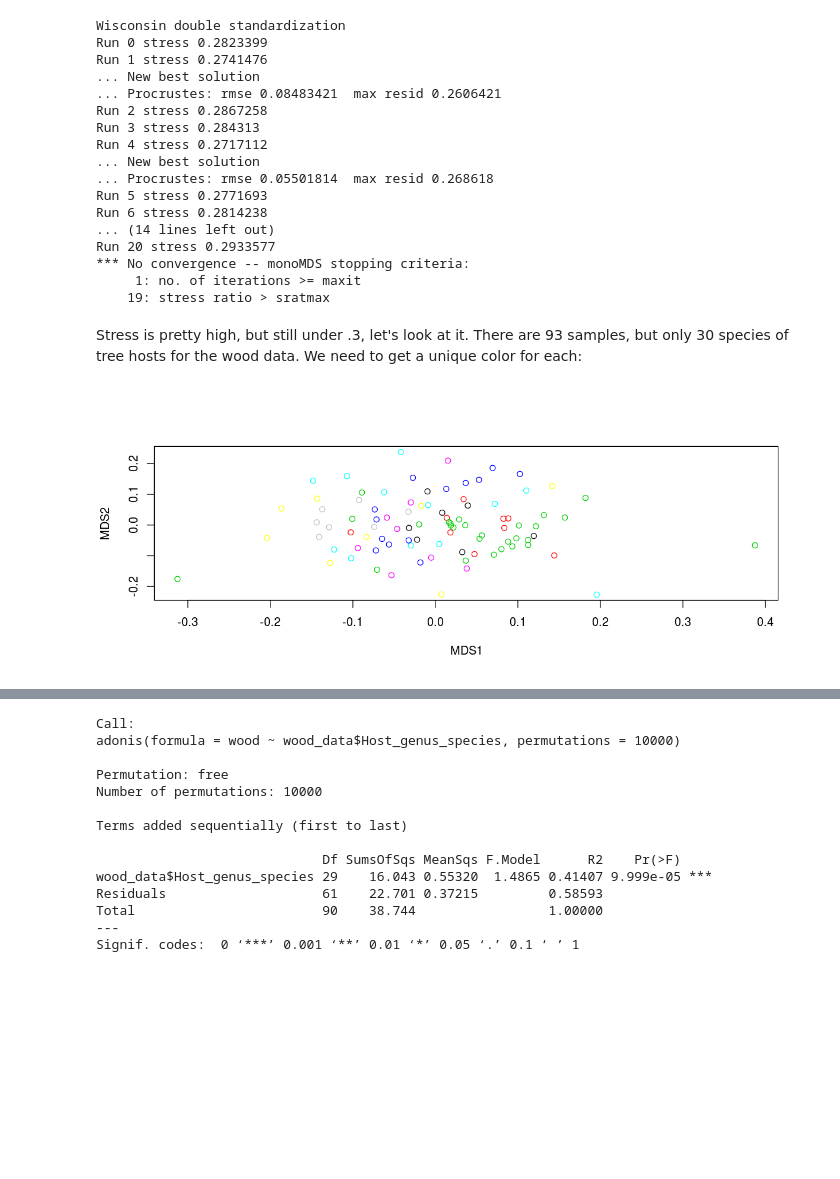
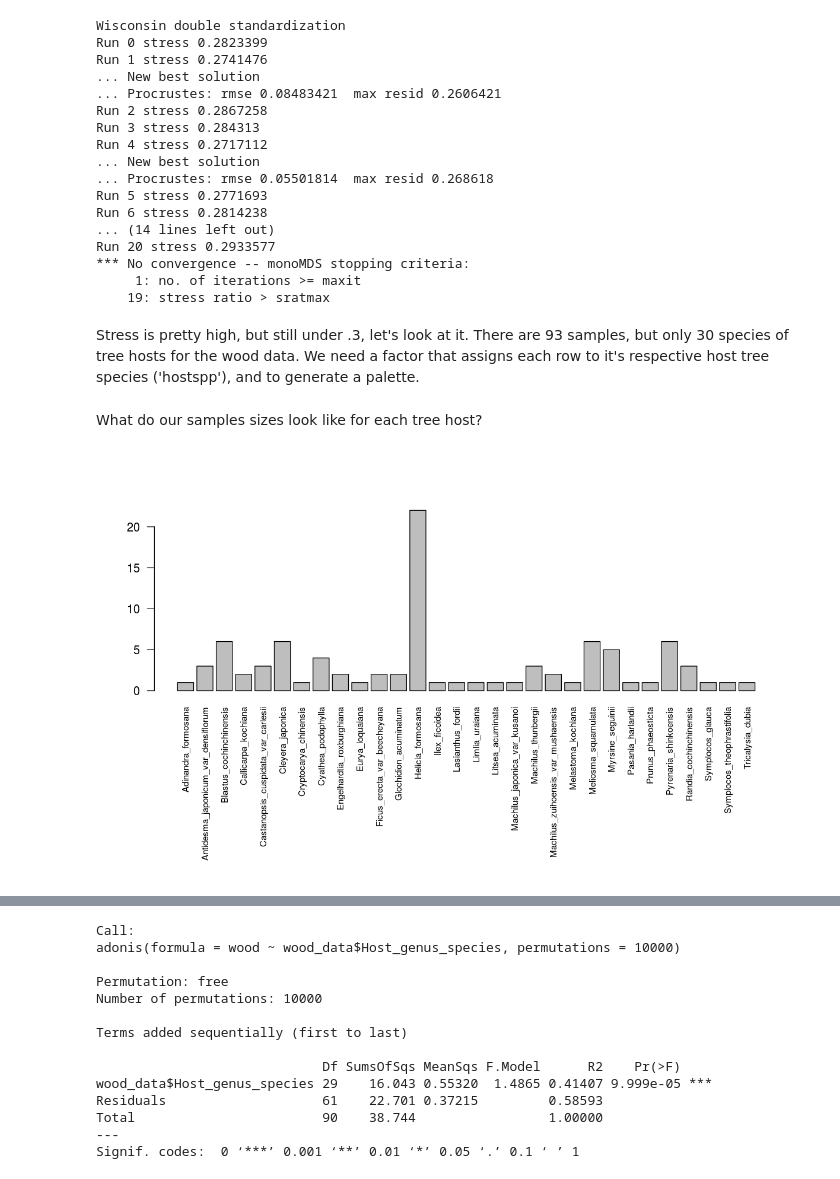
Before and after one commit to danchurch/taiwan_combined_stats, a Jupyter notebook: Taiwan_endophyte_analysis.ipynb, the cells around one changed output, grey strips where cells are left out. Drawn from its saved outputs; the diff is of its cells as text; code cells hidden in the pictures; blank space fills up the shorter version.

```diff
--- a/Taiwan_endophyte_analysis.ipynb
+++ b/Taiwan_endophyte_analysis.ipynb
@@ -1016,12 +1017,18 @@ Run 20 stress 0.2933577
      1: no. of iterations >= maxit
     19: stress ratio > sratmax
 # %% [markdown]
-Stress is pretty high, but still under .3, let's look at it. There are 93 samples, but only 30 species of tree hosts for the wood data. We need to get a unique color for each:
+Stress is pretty high, but still under .3, let's look at it. There are 93 samples, but only 30 species of tree hosts for the wood data. We need a factor that assigns each row to it's respective host tree species ('hostspp'), and to generate a palette.
 # %%
-spp <- unique(wood_data$Host_genus_species)
-colors <- sapply(wood_data$Host_genus_species, FUN= function(x){which(spp == x)})
-colors <- unname(colors) ## less confusing.
+samps <- table(wood_data$Host_genus_species)
+spp <- names(samps)
+hostspp <- sapply(wood_data$Host_genus_species, FUN= function(x){which(spp == x)})
+n <- length(spp)
+palette <- distinctColorPalette(n)
-# %%
-plot(WoodMDS$points, col=colors)
-# %% [output]
-[figure, removed]
+# %% [markdown]
+What do our samples sizes look like for each tree host?
+# %%
+options(repr.plot.width = 10,repr.plot.height = 6)
+par(oma=c(8,0,0,0))
+barplot(samps, las=2, cex.names=.75)
+# %% [output]
+[figure, added]
```
Also changed, not shown: parts of 20 cells of this notebook.
